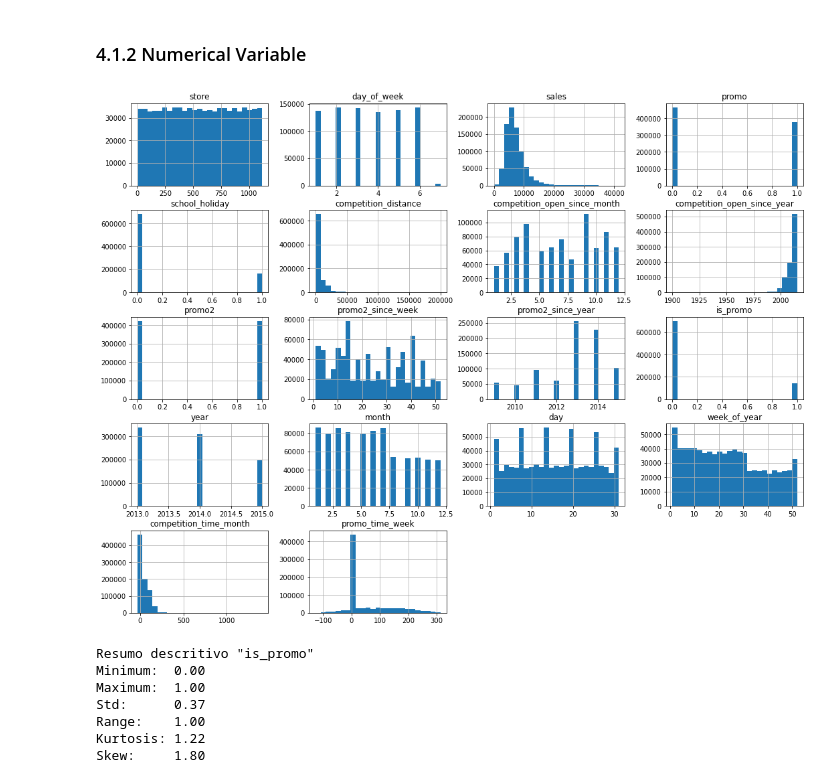
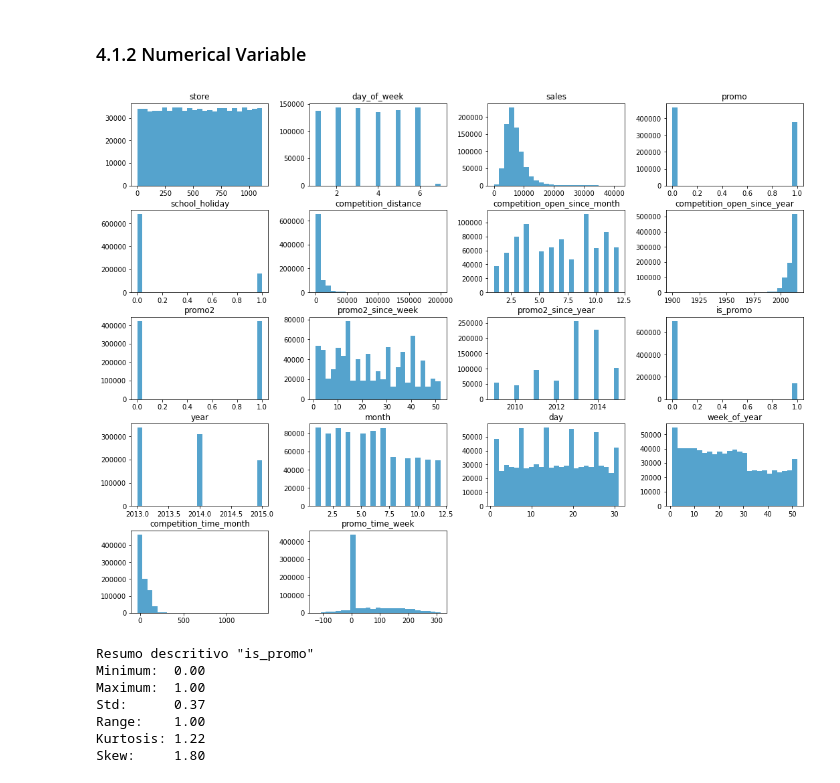
Before and after one commit to alissonlisboa/rossmann_store_sales, a Jupyter notebook: m04_v01_rossmann_sales_prediction.ipynb, the cells around one changed output. Drawn from its saved outputs; the diff is of its cells as text; code cells hidden in the pictures.

```diff
--- a/m04_v01_rossmann_sales_prediction.ipynb
+++ b/m04_v01_rossmann_sales_prediction.ipynb
@@ -8,6 +8,9 @@ import seaborn as sns
 import matplotlib.pyplot as plt
 # import inflection
 import datetime
+
+sns.set_palette('icefire')
+pd.set_option('display.max_columns', None)
 # %% [markdown]
 ## 0.1. Helper Functions
 # %% [markdown]
@@ -423,9 +426,9 @@ sns.histplot(data=df4, x='sales', bins=50)
 # %% [markdown]
 ### 4.1.2 Numerical Variable
 # %%
-num_attributes.hist(bins=25, figsize=(18, 14));
+num_attributes.hist(bins=25, figsize=(18, 14), grid=False);
 # %% [output]
-[figure, old version]
+[figure, new version]
 # %%
 # Resumo descritivo "is_promo"
 print('Resumo descritivo "is_promo"')
```
Also changed, not shown: parts of 15 cells of this notebook.
